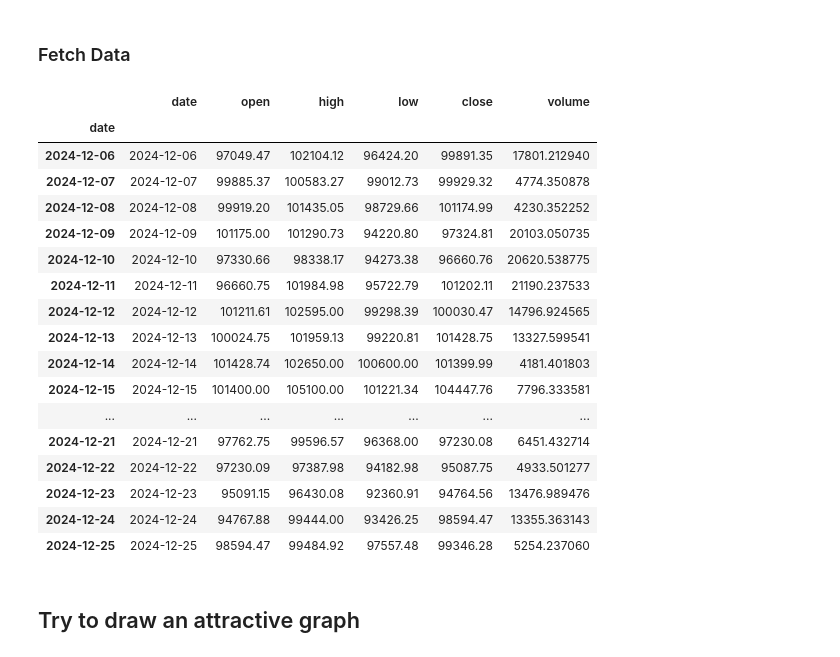
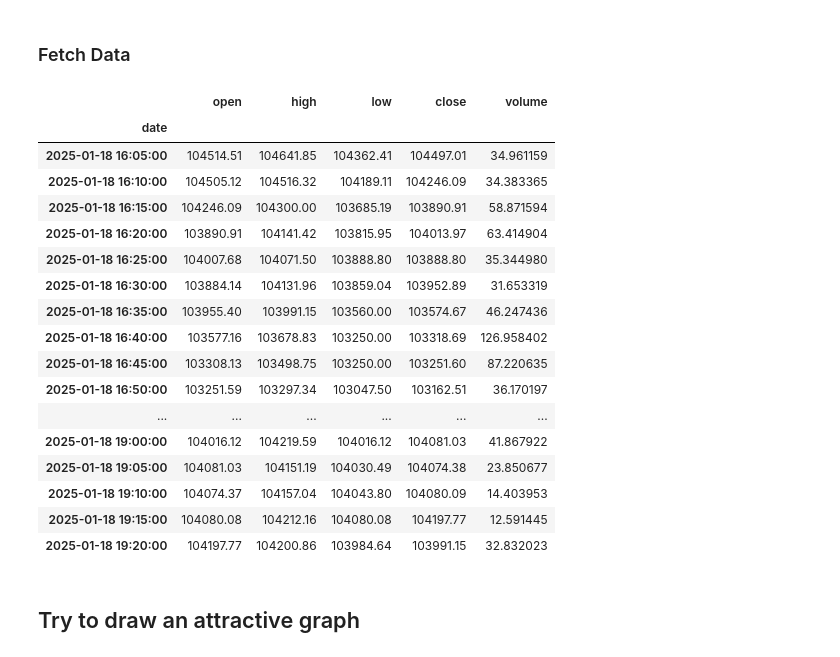
Before and after one commit to donbing/Bitbot, a Jupyter notebook: docs/bitbot_experiments.ipynb, the cells around one changed output. Drawn from its saved outputs; the diff is of its cells as text; code cells hidden in the pictures.

```diff
--- a/docs/bitbot_experiments.ipynb
+++ b/docs/bitbot_experiments.ipynb
@@ -27,45 +47,53 @@ files.base_style
 # %%
 # fetch candles
 import datetime
 import ccxt
+import numpy as np
 exchange = getattr(ccxt, 'coinbase')()
 mkts = exchange.loadMarkets()
 
-chart_start = (datetime.datetime.now() - datetime.timedelta(days=30)).timestamp() * 1000
-exchange_data = exchange.fetchOHLCV('BTC/USD', '1d', limit=20, since=chart_start)
+import matplotlib.dates as mdates
+import matplotlib.units as munits
+
+chart_start = None # (datetime.datetime.now() - datetime.timedelta(days=30)).timestamp() * 1000
+exchange_data = exchange.fetchOHLCV('BTC/USD', '5m', limit=40, since=chart_start)
 # convert candles to dataframe
 import pandas as pd
 df = pd.DataFrame(exchange_data)
-#df = df.drop([6, 7], axis=1, errors='ignore')
+df = df.drop([6, 7], axis=1, errors='ignore')
 df.columns = ['date', 'open', 'high', 'low', 'close', 'volume']
-df["date"] = df.date.map(lambda s: datetime.datetime.utcfromtimestamp(s // 1000))
-df.set_index(df["date"], inplace=True)
-df.index = pd.DatetimeIndex(df['date'], dtype='datetime64[ms]')
+#df["date"] = df.date.map(lambda s: int(s))
+#df["date"] = df.date.map(lambda s: np.datetime64(s,"ms"))
+#df["date"] = df.date.map(lambda s: datetime.datetime.fromtimestamp(s // 1000).strftime("%Y/%m/%d, %H:%M:%S"))
+#df.set_index(df["date"], inplace=True)
+#df.index = df["date"]
 
 #df['date'] = pd.to_datetime(df['date'], unit='ms', utc=True)
-# df['index'] = pd.to_datetime(df['date'], unit='ms', utc=True)
-# df.index = pd.DatetimeIndex(df['index'])
-# df.set_index('index', inplace=True)
+#df = df.set_index('date')
+#df['index'] = pd.to_datetime(df['date'], unit='s', utc=True)
+df.date = pd.DatetimeIndex(df['date'], dtype='datetime64[ms]') # , dtype='datetime64[ms]'
+#df.drop('date', axis=1, inplace=True)
+df.set_index('date', inplace=True)
 df
 # %% [output]
-|  | date | open | high | low | close | volume |
-| date |  |  |  |  |  |  |
-| 2024-12-06 | 2024-12-06 | 97049.47 | 102104.12 | 96424.20 | 99891.35 | 17801.212940 |
-| 2024-12-07 | 2024-12-07 | 99885.37 | 100583.27 | 99012.73 | 99929.32 | 4774.350878 |
-| 2024-12-08 | 2024-12-08 | 99919.20 | 101435.05 | 98729.66 | 101174.99 | 4230.352252 |
-| 2024-12-09 | 2024-12-09 | 101175.00 | 101290.73 | 94220.80 | 97324.81 | 20103.050735 |
-| 2024-12-10 | 2024-12-10 | 97330.66 | 98338.17 | 94273.38 | 96660.76 | 20620.538775 |
-| 2024-12-11 | 2024-12-11 | 96660.75 | 101984.98 | 95722.79 | 101202.11 | 21190.237533 |
-| 2024-12-12 | 2024-12-12 | 101211.61 | 102595.00 | 99298.39 | 100030.47 | 14796.924565 |
-| 2024-12-13 | 2024-12-13 | 100024.75 | 101959.13 | 99220.81 | 101428.75 | 13327.599541 |
-| 2024-12-14 | 2024-12-14 | 101428.74 | 102650.00 | 100600.00 | 101399.99 | 4181.401803 |
-| 2024-12-15 | 2024-12-15 | 101400.00 | 105100.00 | 101221.34 | 104447.76 | 7796.333581 |
-| ... | ... | ... | ... | ... | ... | ... |
-| 2024-12-21 | 2024-12-21 | 97762.75 | 99596.57 | 96368.00 | 97230.08 | 6451.432714 |
-| 2024-12-22 | 2024-12-22 | 97230.09 | 97387.98 | 94182.98 | 95087.75 | 4933.501277 |
-| 2024-12-23 | 2024-12-23 | 95091.15 | 96430.08 | 92360.91 | 94764.56 | 13476.989476 |
-| 2024-12-24 | 2024-12-24 | 94767.88 | 99444.00 | 93426.25 | 98594.47 | 13355.363143 |
-| 2024-12-25 | 2024-12-25 | 98594.47 | 99484.92 | 97557.48 | 99346.28 | 5254.237060 |
+|  | open | high | low | close | volume |
+| date |  |  |  |  |  |
+| 2025-01-18 16:05:00 | 104514.51 | 104641.85 | 104362.41 | 104497.01 | 34.961159 |
+| 2025-01-18 16:10:00 | 104505.12 | 104516.32 | 104189.11 | 104246.09 | 34.383365 |
+| 2025-01-18 16:15:00 | 104246.09 | 104300.00 | 103685.19 | 103890.91 | 58.871594 |
+| 2025-01-18 16:20:00 | 103890.91 | 104141.42 | 103815.95 | 104013.97 | 63.414904 |
+| 2025-01-18 16:25:00 | 104007.68 | 104071.50 | 103888.80 | 103888.80 | 35.344980 |
+| 2025-01-18 16:30:00 | 103884.14 | 104131.96 | 103859.04 | 103952.89 | 31.653319 |
+| 2025-01-18 16:35:00 | 103955.40 | 103991.15 | 103560.00 | 103574.67 | 46.247436 |
+| 2025-01-18 16:40:00 | 103577.16 | 103678.83 | 103250.00 | 103318.69 | 126.958402 |
+| 2025-01-18 16:45:00 | 103308.13 | 103498.75 | 103250.00 | 103251.60 | 87.220635 |
+| 2025-01-18 16:50:00 | 103251.59 | 103297.34 | 103047.50 | 103162.51 | 36.170197 |
+| ... | ... | ... | ... | ... | ... |
+| 2025-01-18 19:00:00 | 104016.12 | 104219.59 | 104016.12 | 104081.03 | 41.867922 |
+| 2025-01-18 19:05:00 | 104081.03 | 104151.19 | 104030.49 | 104074.38 | 23.850677 |
+| 2025-01-18 19:10:00 | 104074.37 | 104157.04 | 104043.80 | 104080.09 | 14.403953 |
+| 2025-01-18 19:15:00 | 104080.08 | 104212.16 | 104080.08 | 104197.77 | 12.591445 |
+| 2025-01-18 19:20:00 | 104197.77 | 104200.86 | 103984.64 | 103991.15 | 32.832023 |
 # %% [markdown]
 ## Try to draw an attractive graph
 # %% [markdown]
```
Also changed, not shown: parts of 3 cells of this notebook, 2 other files.
